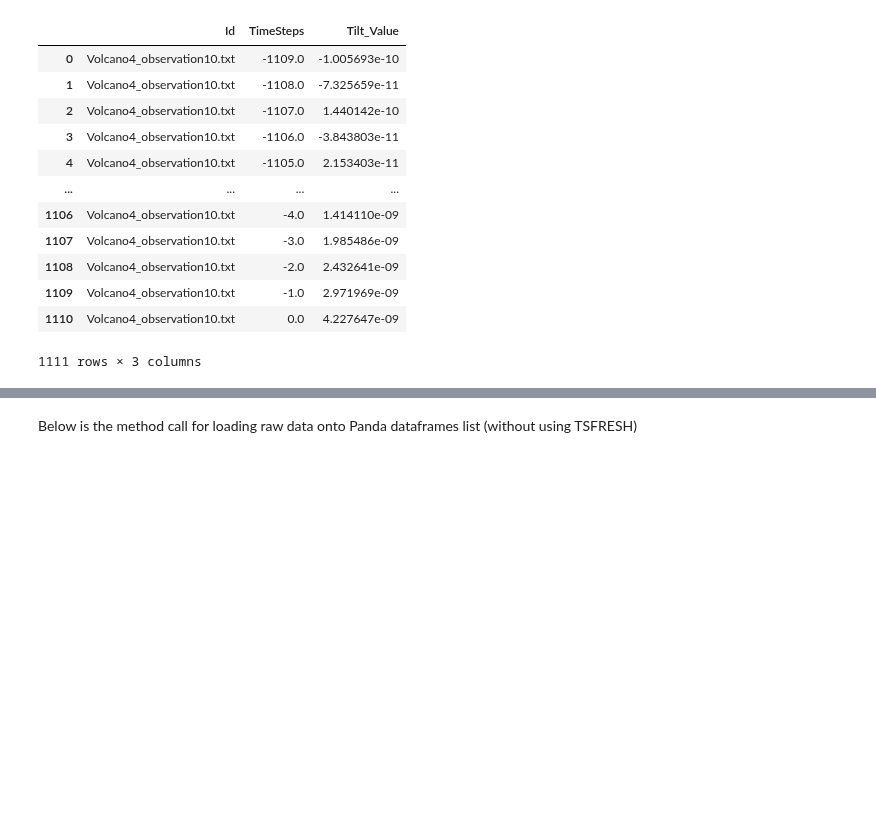
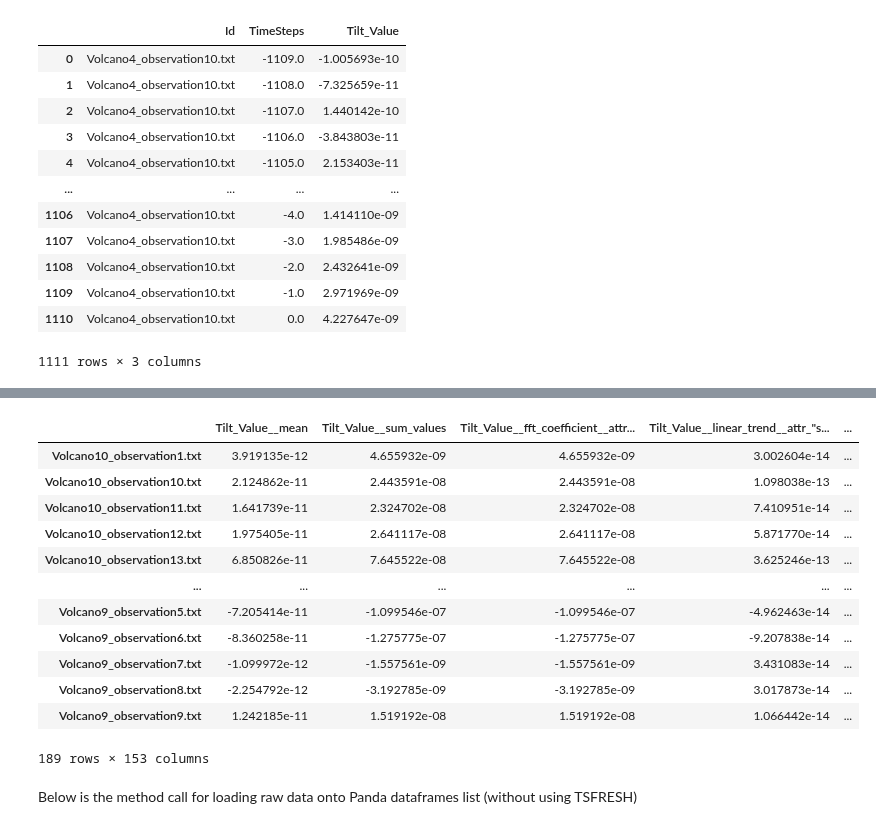
Before and after one commit to umeshrawat/MachineLearning, a Jupyter notebook: Supervised_Regression/VolcanoEruption/src/Predict_Volcanic_Eruption.ipynb, the cells around one changed output, grey strips where cells are left out. Saved outputs shown, nothing was run; the diff lists cells and outputs as text; code cells hidden in the pictures; blank space fills up the shorter version.

```diff
--- a/Supervised_Regression/VolcanoEruption/src/Predict_Volcanic_Eruption.ipynb
+++ b/Supervised_Regression/VolcanoEruption/src/Predict_Volcanic_Eruption.ipynb
@@ -256,0 +204,13 @@ AssertionError: X and y must contain the same number of samples.
+# %%
+import numpy as np
+
+# Extract features
+extracted_features = extract_features(time_series_data, column_id='Id', column_sort='TimeSteps')
+# Impute missing values
+impute(extracted_features)
+
+# Create y series from Tilt_Value, aligning index after grouping by 'Id'
+y = time_series_data.groupby('Id')['Tilt_Value'].mean() # Calculate the mean Tilt_Value for each Id
+
+# Select relevant features
+selected_features = select_features(extracted_features, y)
@@ -257,3 +225,20 @@ AssertionError: X and y must contain the same number of samples.
+# %%
+# Display the selected features
+selected_features
+# %% [output]
+|  | Tilt_Value__mean | Tilt_Value__sum_values | Tilt_Value__fft_coefficient__attr... | Tilt_Value__linear_trend__attr_"s... | ... |
+| Volcano10_observation1.txt | 3.919135e-12 | 4.655932e-09 | 4.655932e-09 | 3.002604e-14 | ... |
+| Volcano10_observation10.txt | 2.124862e-11 | 2.443591e-08 | 2.443591e-08 | 1.098038e-13 | ... |
+| Volcano10_observation11.txt | 1.641739e-11 | 2.324702e-08 | 2.324702e-08 | 7.410951e-14 | ... |
+| Volcano10_observation12.txt | 1.975405e-11 | 2.641117e-08 | 2.641117e-08 | 5.871770e-14 | ... |
+| Volcano10_observation13.txt | 6.850826e-11 | 7.645522e-08 | 7.645522e-08 | 3.625246e-13 | ... |
+| ... | ... | ... | ... | ... | ... |
+| Volcano9_observation5.txt | -7.205414e-11 | -1.099546e-07 | -1.099546e-07 | -4.962463e-14 | ... |
+| Volcano9_observation6.txt | -8.360258e-11 | -1.275775e-07 | -1.275775e-07 | -9.207838e-14 | ... |
+| Volcano9_observation7.txt | -1.099972e-12 | -1.557561e-09 | -1.557561e-09 | 3.431083e-14 | ... |
+| Volcano9_observation8.txt | -2.254792e-12 | -3.192785e-09 | -3.192785e-09 | 3.017873e-14 | ... |
+| Volcano9_observation9.txt | 1.242185e-11 | 1.519192e-08 | 1.519192e-08 | 1.066442e-14 | ... |
+189 rows × 153 columns
 # %% [markdown]
 Below is the method call for loading raw data onto Panda dataframes list (without using TSFRESH)
 # %%
```
Also changed, not shown: parts of 5 cells of this notebook.
